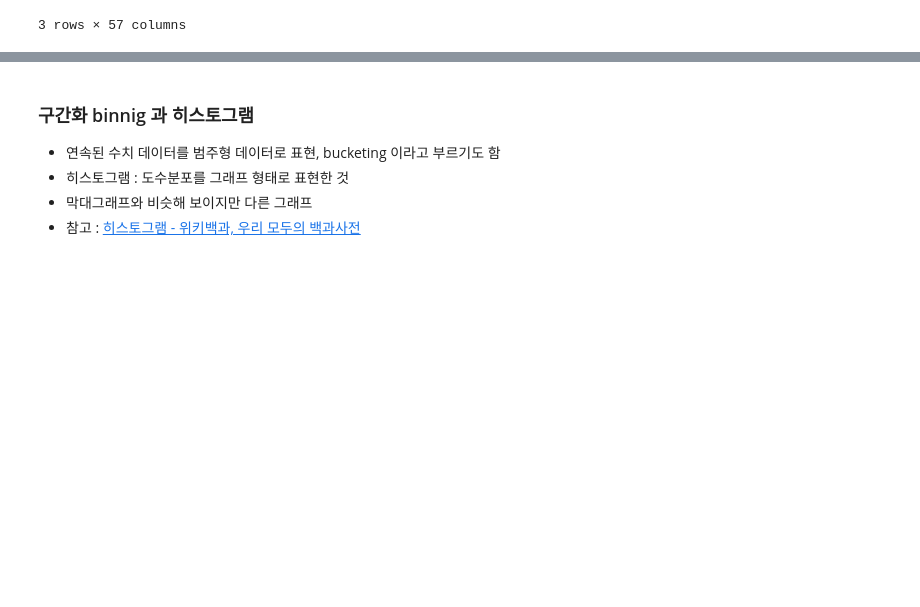
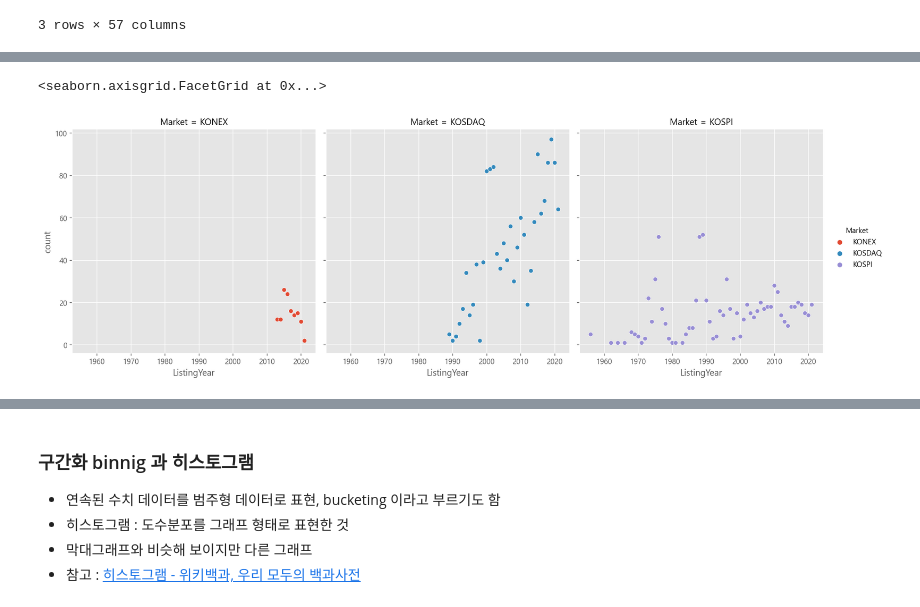
Before and after one commit to Bigdata92/finance-data-analysis-main, a Jupyter notebook: 2.2. KRX 전체 종목분석-input.ipynb, the cells around one changed output, grey strips where cells are left out. Drawn from its saved outputs; the diff is of its cells as text; code cells hidden in the pictures; blank space fills up the shorter version.

```diff
--- a/2.2. KRX 전체 종목분석-input.ipynb
+++ b/2.2. KRX 전체 종목분석-input.ipynb
@@ -902,0 +912,7 @@ pd.pivot_table(data=df, index=["Market"],
+# %%
+# relplot : 수치형 데이터의 관게 relation을 subplot으로 나타낸다
+# relplot으로 subplot 그리기 - scatter
+sns.relplot(data=df_market_year, x='ListingYear', y='count', hue='Market', col="Market")
+# %% [output]
+<seaborn.axisgrid.FacetGrid at 0x...>
+[figure, added]
```
Also changed, not shown: parts of 28 cells of this notebook.
